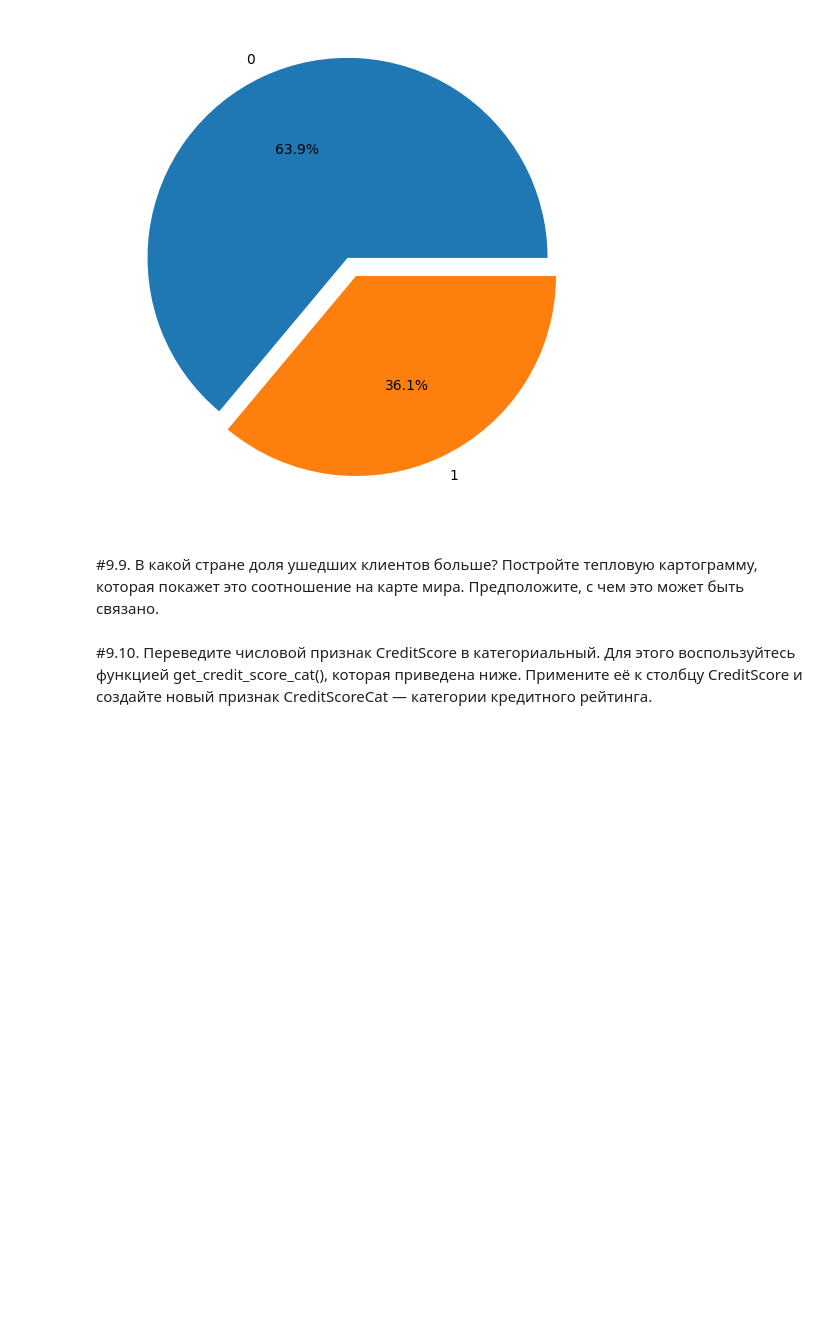
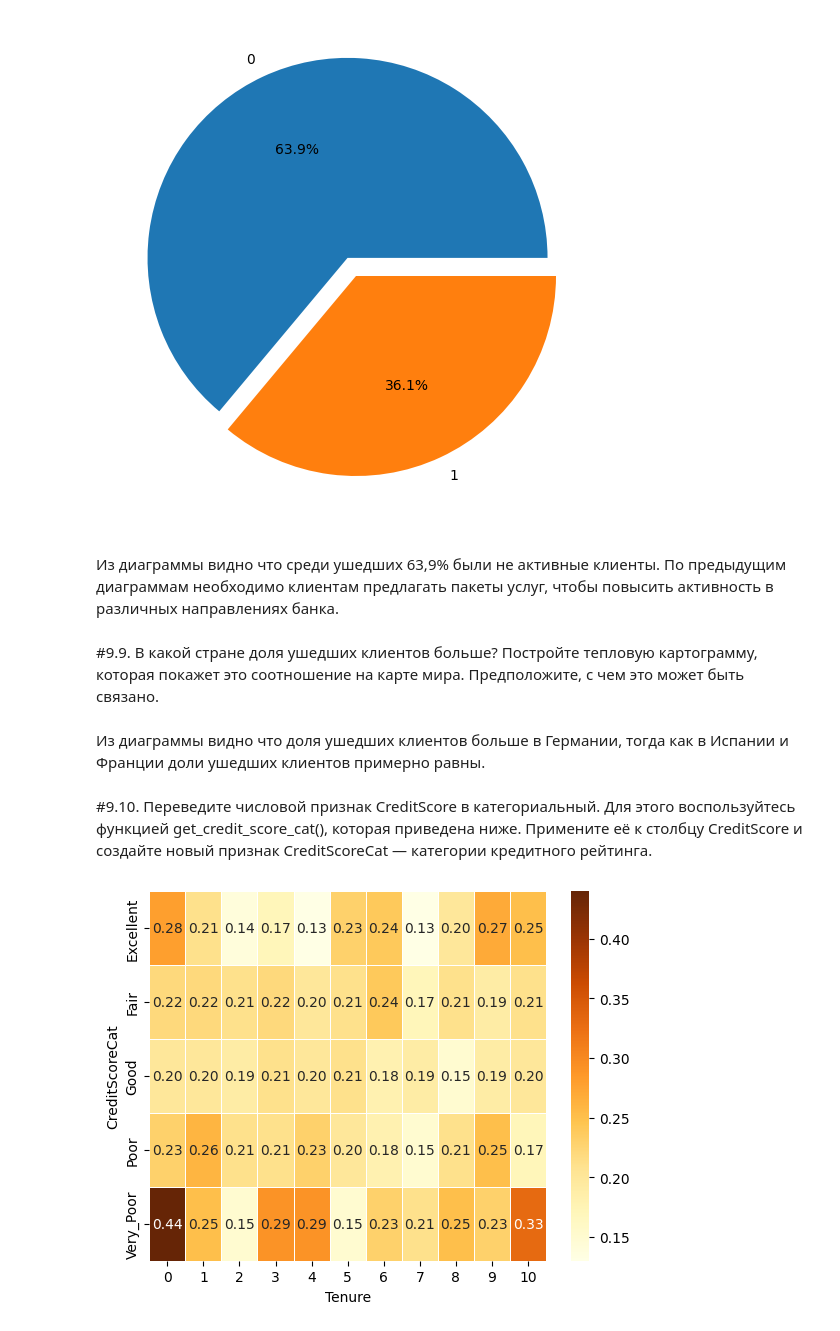
Before and after one commit to meshkova-if/my_works, a Jupyter notebook: Skillfactory/PYTHON-13/Закрепление знаний.ipynb, the cells around one changed output. Saved outputs shown, nothing was run; the diff lists cells and outputs as text; code cells hidden in the pictures; blank space fills up the shorter version.

```diff
--- a/Skillfactory/PYTHON-13/Закрепление знаний.ipynb
+++ b/Skillfactory/PYTHON-13/Закрепление знаний.ipynb
@@ -109,6 +120,8 @@ axes = fig.add_axes([0, 0, 1, 1])
 axes.pie(IsActiveMember, labels=IsActiveMember.index, autopct='%.1f%%', explode=[0.1,0]);
 # %% [output]
 [figure]
+# %% [markdown]
+Из диаграммы видно что среди ушедших 63,9% были не активные клиенты. По предыдущим диаграммам необходимо клиентам предлагать пакеты услуг, чтобы повысить активность в различных направлениях банка.
 # %% [markdown]
 #9.9. В какой стране доля ушедших клиентов больше? Постройте тепловую картограмму, которая покажет это соотношение на карте мира. Предположите, с чем это может быть связано.
 # %%
@@ -116,5 +129,28 @@ axes.pie(IsActiveMember, labels=IsActiveMember.index, autopct='%.1f%%', explode=
 new_data = churn_data.groupby('Geography', as_index=False)['Exited'].mean()
 fig= px.choropleth(data_frame=new_data,locations = 'Geography', locationmode = 'country names', range_color = [0, 0.4], color = 'Exited',title='Доля ушедших клиентов по странам', scope = 'europe', width=800, height=500)
 fig.show()
+# %% [markdown]
+Из диаграммы видно что доля ушедших клиентов больше в Германии, тогда как в Испании и Франции доли ушедших клиентов примерно равны.
 # %% [markdown]
 #9.10. Переведите числовой признак CreditScore в категориальный. Для этого воспользуйтесь функцией get_credit_score_cat(), которая приведена ниже. Примените её к столбцу CreditScore и создайте новый признак CreditScoreCat — категории кредитного рейтинга.
+# %%
+def get_credit_score_cat(credit_score):
+    if credit_score >= 300 and credit_score < 500:
+        return "Very_Poor"
+    elif credit_score >= 500 and credit_score < 601:
+        return "Poor"
+    elif credit_score >= 601 and credit_score < 661:
+        return "Fair"
+    elif credit_score >= 661 and credit_score < 781:
+        return "Good"
+    elif credit_score >= 781 and credit_score < 851:
+        return "Excellent"
+    elif credit_score >= 851:
+        return "Top"
+    elif credit_score < 300:
+        return "Deep"
+churn_data['CreditScoreCat']= churn_data['CreditScore'].apply(get_credit_score_cat)
+pivot_for_heatmap = pd.pivot_table(churn_data, index='CreditScoreCat', columns='Tenure', values='Exited', aggfunc='mean').round(2)
+heatmap = sns.heatmap(data=pivot_for_heatmap, cmap='YlOrBr', annot=True, fmt=".2f", linewidths=0.5)
+# %% [output]
+[figure, added]
```
Also changed, not shown: parts of 15 cells of this notebook.
